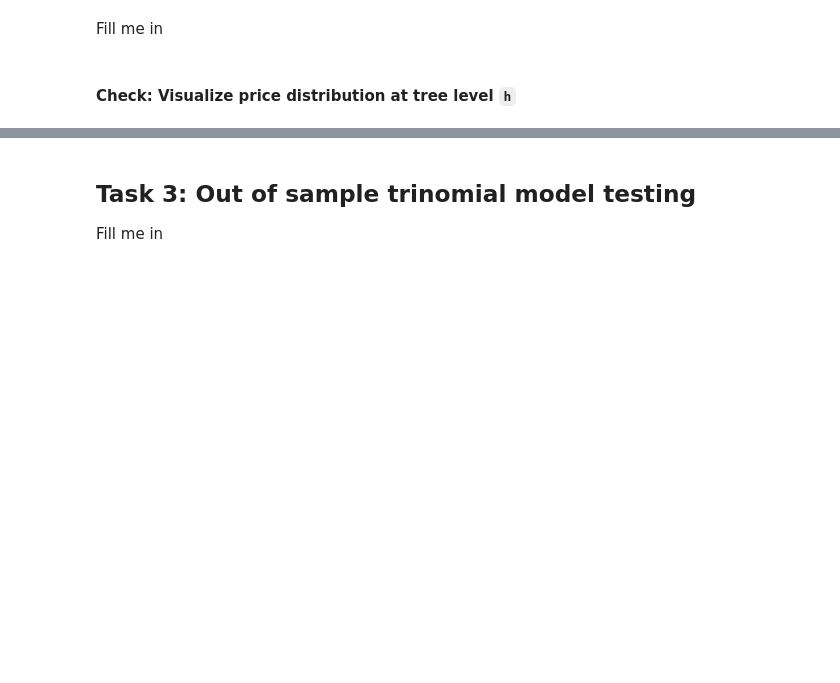
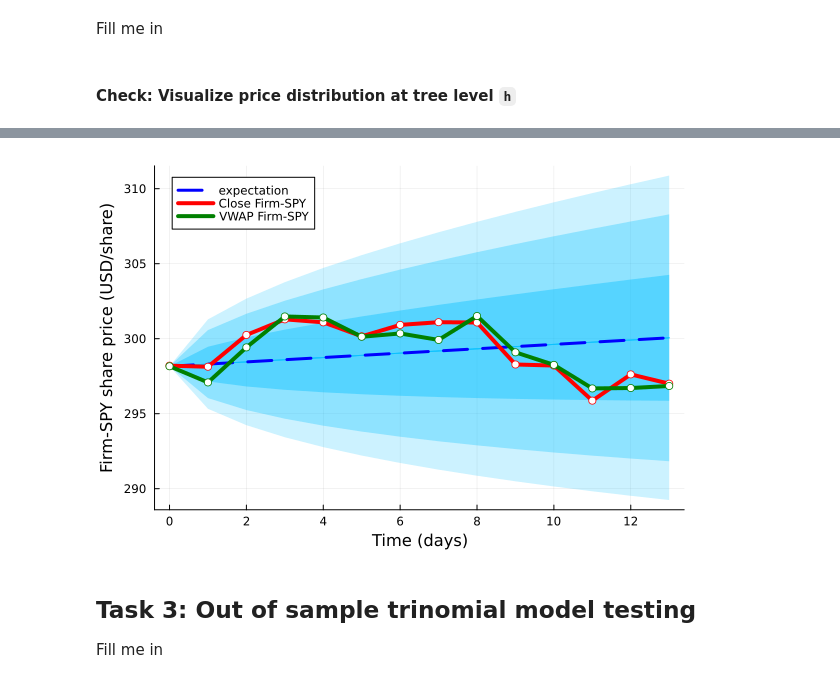
Before and after one commit to lillyg22/PS2-CHEME-5660-TEMPLATE-AY-2024, a Jupyter notebook: PS2-CHEME-5660-Solution-Fall-2024.ipynb, the cells around one changed output, grey strips where cells are left out. Saved outputs shown, nothing was run; the diff lists cells and outputs as text; code cells hidden in the pictures; blank space fills up the shorter version.

```diff
--- a/PS2-CHEME-5660-Solution-Fall-2024.ipynb
+++ b/PS2-CHEME-5660-Solution-Fall-2024.ipynb
@@ -87,5 +90,4 @@ end
 ## Task 2: Build a trinomial model and test in-sample performance
 Fill me in
 # %%
-h = 5; # will give h + 1 levels because we are zero-based
-Sₒ = 470.56;
+h = 14; # will give h + 1 levels with index {0,1,...,h-1} because zero-based
@@ -91,0 +96,4 @@ Sₒ = 470.56;
+# %%
+random_start_index = rand(2:(maximum_number_trading_days - h));
+random_stop_index = random_start_index + (h - 1);
+(random_start_index, random_stop_index)
@@ -91,0 +102,2 @@ Sₒ = 470.56;
+# %%
+Sₒ = original_training_dataset[ticker_to_analyze][random_start_index,:volume_weighted_average_price]
@@ -103,0 +166,4 @@ plot(d)
+# %%
+levels = [k for k ∈ 0:(h-1)]
+expectation = 𝔼(latticemodel, levels); # compute the expected value
+variance = Var(latticemodel, levels);
@@ -104,3 +174,42 @@ plot(d)
+# %%
+let
+    L68 = expectation[:,2] .- sqrt.(variance[:,2])
+    U68 = expectation[:,2] .+ sqrt.(variance[:,2])
+    L95 = expectation[:,2] .- 1.96*sqrt.(variance[:,2])
+    U95 = expectation[:,2] .+ 1.96*sqrt.(variance[:,2])
+    L99 = expectation[:,2] .- 2.576*sqrt.(variance[:,2])
+    U99 = expectation[:,2] .+ 2.576*sqrt.(variance[:,2])
+
+
+    T_range = range(random_start_index,stop=random_stop_index,step=1) |> collect
+    random_firm_data = original_training_dataset[ticker_to_analyze]
+    key = :close
+
+    plot(expectation[:,1], expectation[:,2], fillrange=L68, c=:deepskyblue1, alpha=0.4, label="")
+    plot!(expectation[:,1], expectation[:,2], fillrange=U68, c=:deepskyblue1, alpha=0.4, label="")
+    plot!(expectation[:,1], expectation[:,2], fillrange=L95, c=:deepskyblue1, alpha=0.3, label="")
+    plot!(expectation[:,1], expectation[:,2], fillrange=U95, c=:deepskyblue1, alpha=0.3, label="")
+    plot!(expectation[:,1], expectation[:,2], fillrange=L99, c=:deepskyblue1, alpha=0.2, label="")
+    plot!(expectation[:,1], expectation[:,2], fillrange=U99, c=:deepskyblue1, alpha=0.2, label="")
+    plot!(expectation[:,1], expectation[:,2], c=:blue, lw=3,ls=:dash, label="expectation")
+
+    # data - close
+    plot!(expectation[:,1], random_firm_data[T_range, key],
+        lw=4, c=:red, label="Close Firm-$(ticker_to_analyze)", legend = :topleft)
+    scatter!(expectation[:,1], random_firm_data[T_range, key], label="",
+        msc=:red, mc=:white)
+
+    # data - vwap
+    plot!(expectation[:,1], random_firm_data[T_range, :volume_weighted_average_price],
+        lw=4, c=:green, label="VWAP Firm-$(ticker_to_analyze)", legend = :topleft)
+    scatter!(expectation[:,1], random_firm_data[T_range, :volume_weighted_average_price], label="",
+        msc=:green, mc=:white)
+
+    xlabel!("Time (days)", fontsize=18)
+    ylabel!("Firm-$(ticker_to_analyze) share price (USD/share)", fontsize=18)
+end
+# %% [output]
+[figure, added]
 # %% [markdown]
 ## Task 3: Out of sample trinomial model testing
 Fill me in
```
Also changed, not shown: parts of 10 cells of this notebook, 2 other files.
